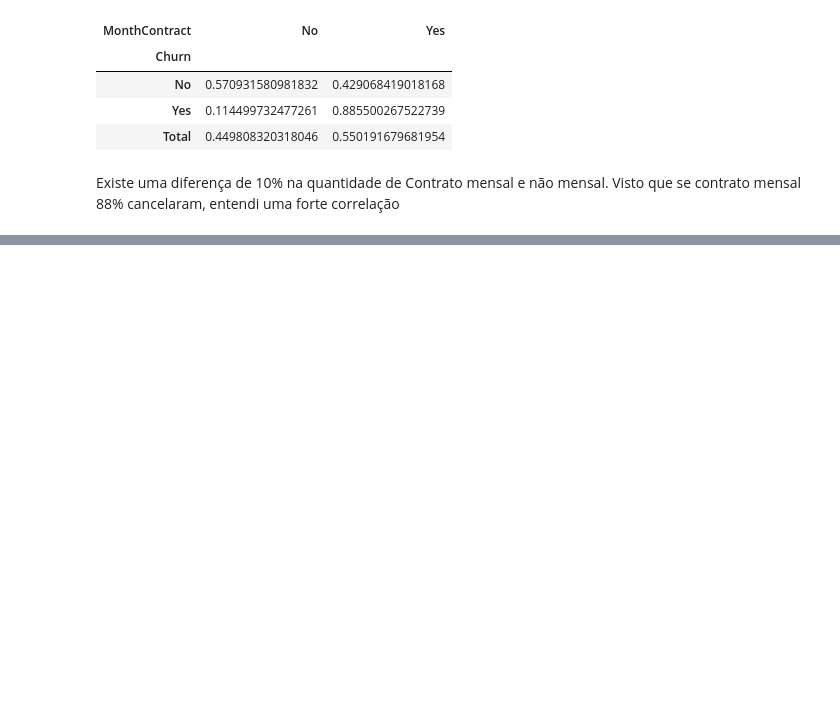
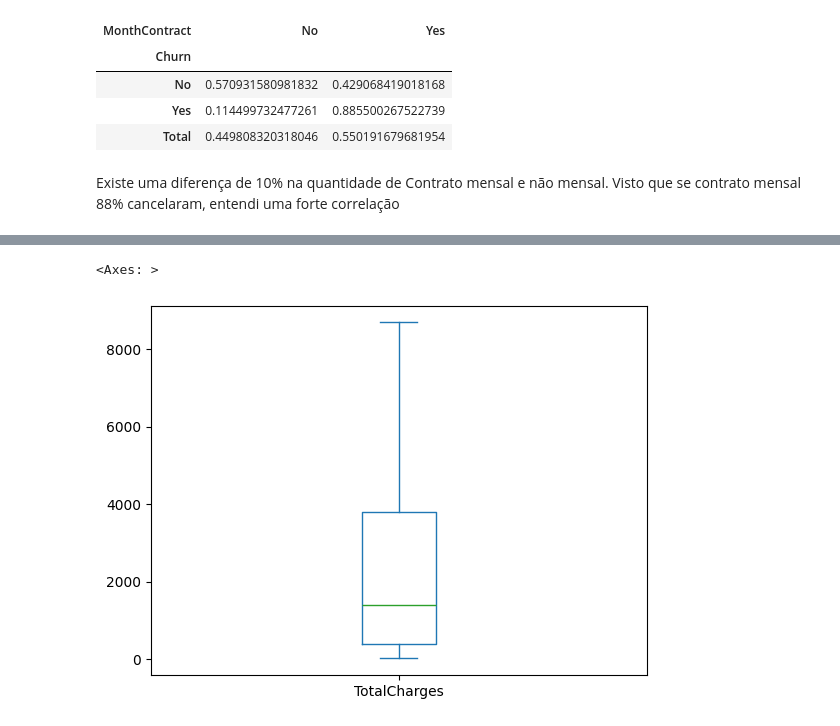
Before and after one commit to Kemuel-Batista/ignite-ai-development-exploratory-data-analysis, a Jupyter notebook: eda-churn.ipynb, the cells around one changed output, grey strips where cells are left out. Saved outputs shown, nothing was run; the diff lists cells and outputs as text; code cells hidden in the pictures; blank space fills up the shorter version.

Commit message:
feat: dealing with outliers

```diff
--- a/eda-churn.ipynb
+++ b/eda-churn.ipynb
@@ -976,0 +1004,10 @@ Existe uma diferença de 10% na quantidade de Contrato mensal e não mensal. Vis
+# %%
+# Remover linhas com valores nulos
+df_churn.dropna(axis=0, inplace=True)
+# %%
+# Box Plot Geral
+# Todo o público do dataframe para indentificar se existe um outlier ou não
+df_churn['TotalCharges'].plot.box()
+# %% [output]
+<Axes: >
+[figure, added]
```
Also changed, not shown: parts of 14 cells of this notebook, 1 other file.
